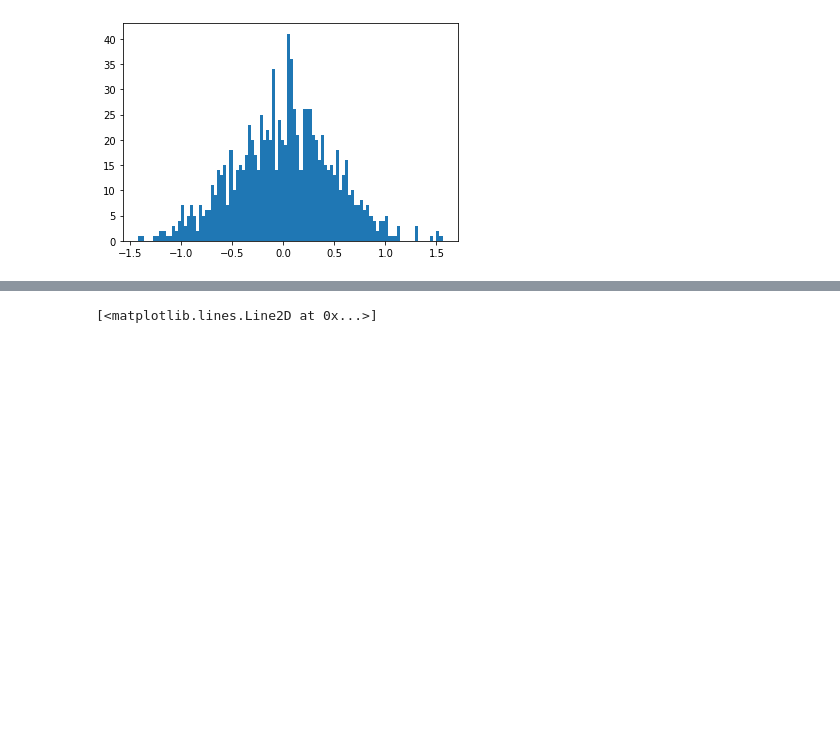
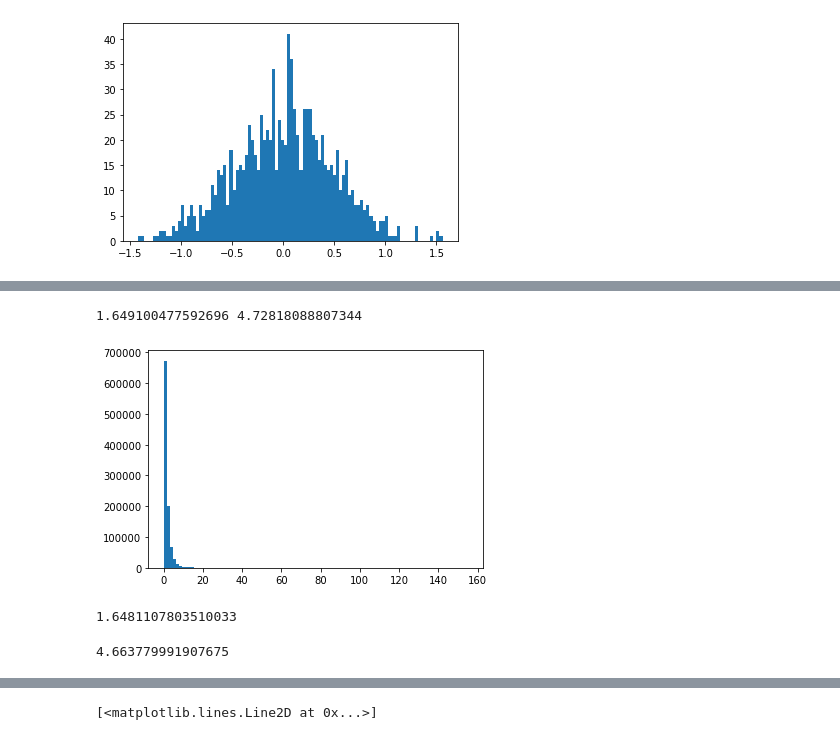
Before and after one commit to danielyang1009/project-test, a Jupyter notebook: main.ipynb, the cells around one changed output, grey strips where cells are left out. Cells and saved outputs as stored; diff of their text form; code cells hidden in the pictures; blank space fills up the shorter version.

```diff
--- a/main.ipynb
+++ b/main.ipynb
@@ -117,0 +117,21 @@ x = np.linspace(mu - 3*sigma, mu + 3*sigma, 100)
+# %%
+b = np.exp(a)
+_ = plt.hist(b, bins=100)
+
+l_mean = np.mean(b)
+l_var = np.var(b)
+
+print(l_mean, l_var)
+# %% [output]
+1.649100477592696 4.72818088807344
+[figure, added]
+# %%
+#log normal mean
+np.exp(n_mean+n_var/2)
+# %% [output]
+1.6481107803510033
+# %%
+#log normal var
+(np.exp(n_var)-1) * np.exp(2*n_mean+n_var)
+# %% [output]
+4.663779991907675
```
Also changed, not shown: parts of 16 cells of this notebook.
